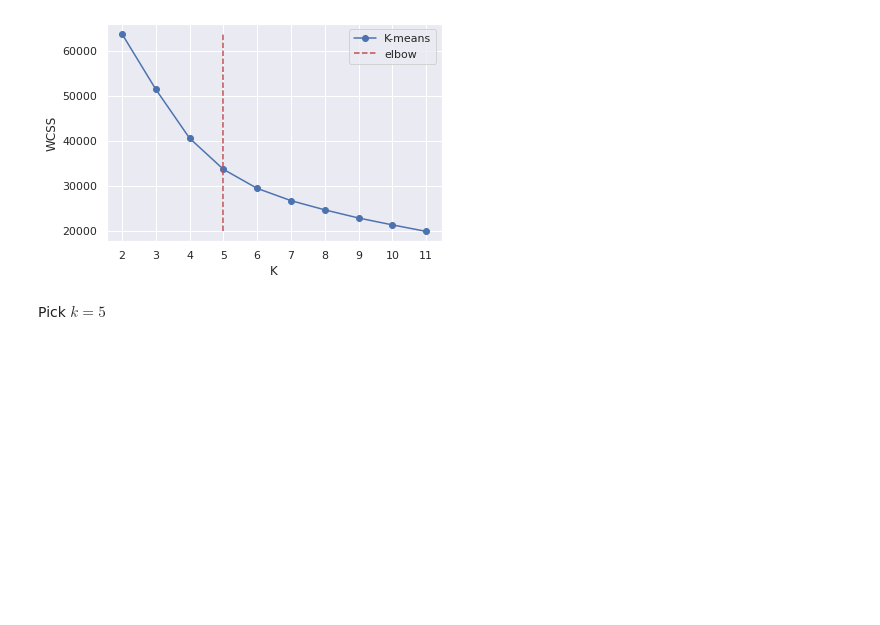
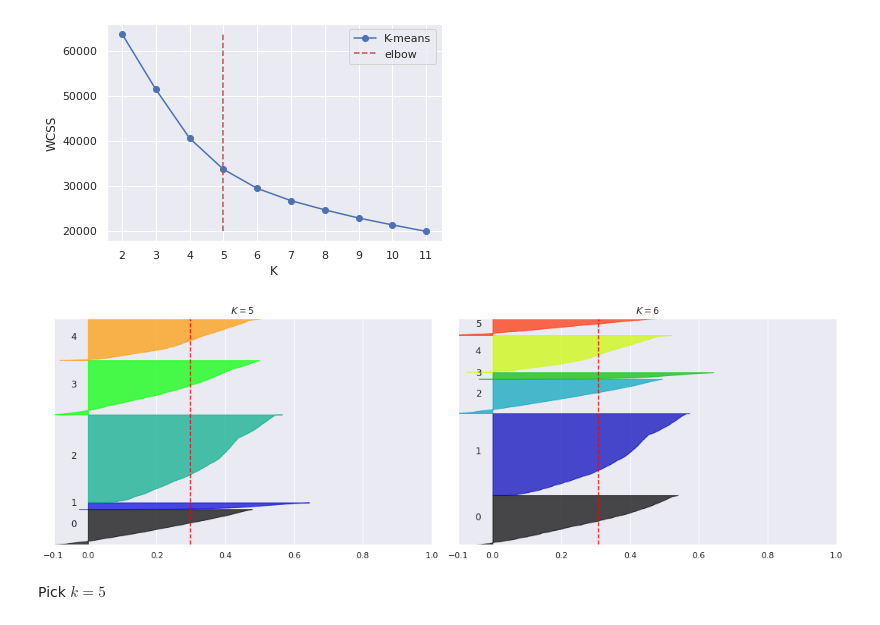
Before and after one commit to gerzin/mlem, a Jupyter notebook: notebooks/datasets/AdultDatasetPreparation.ipynb, the cells around one changed output. Saved outputs shown, nothing was run; the diff lists cells and outputs as text; code cells hidden in the pictures; blank space fills up the shorter version.

```diff
--- a/notebooks/datasets/AdultDatasetPreparation.ipynb
+++ b/notebooks/datasets/AdultDatasetPreparation.ipynb
@@ -182,6 +229,10 @@ plt.legend()
 plt.show()
 # %% [output]
 [figure]
+# %%
+plot_silouette(zeroes[NUMERICAL_FEATURES], models_0[3:5])
+# %% [output]
+[figure, added]
 # %% [markdown]
 Pick $k = 5$
 # %%
```
Also changed, not shown: parts of 5 cells of this notebook.
